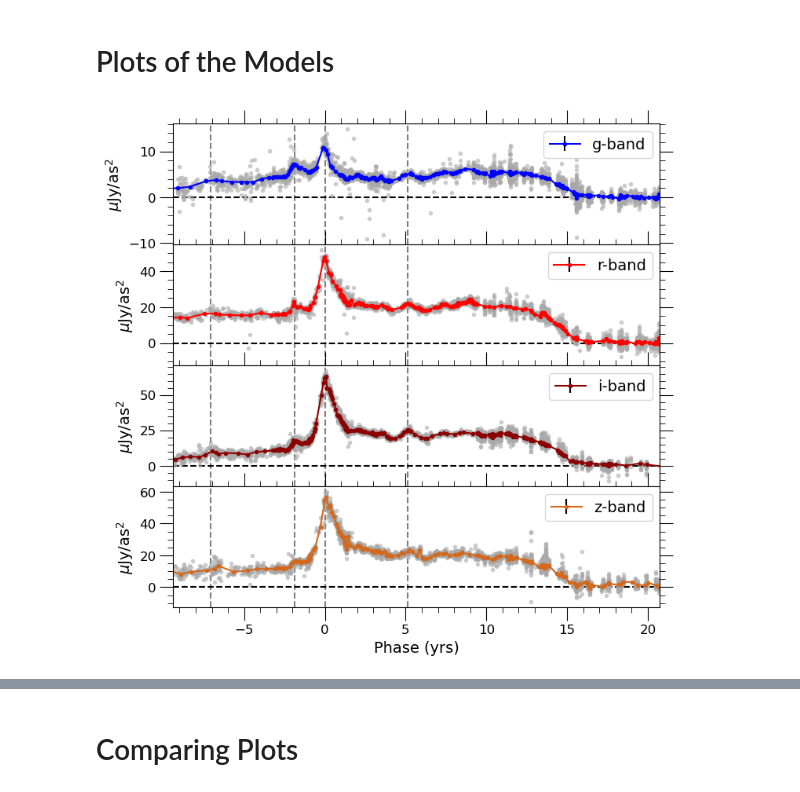
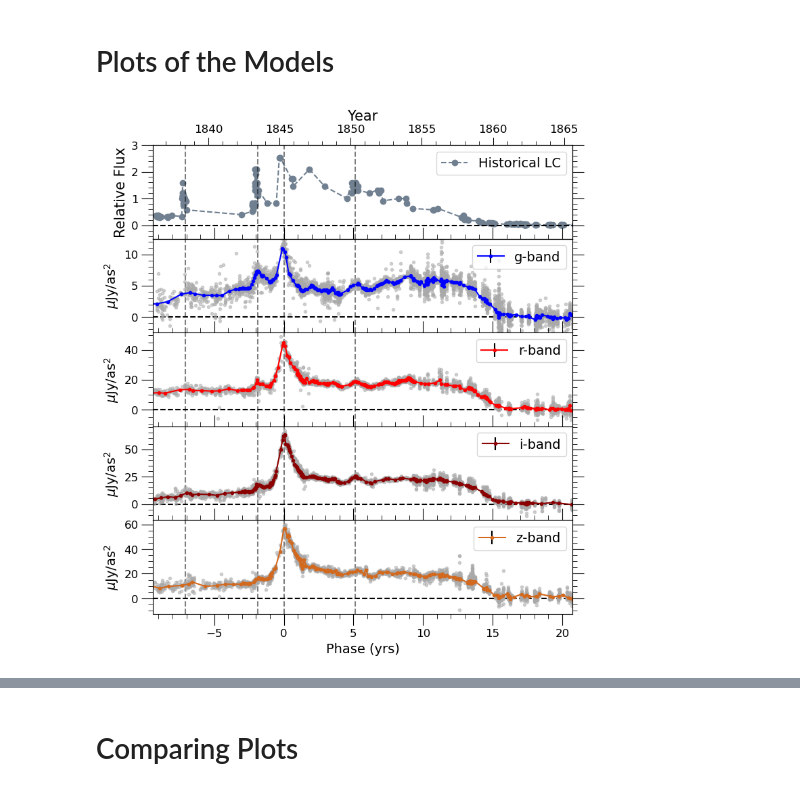
Before and after one commit to xiaolng/EtaCarEchoes, a Jupyter notebook: python_fitting/EtaCar_Display.ipynb, the cells around one changed output, grey strips where cells are left out. Drawn from its saved outputs; the diff is of its cells as text; code cells hidden in the pictures.

```diff
--- a/python_fitting/EtaCar_Display.ipynb
+++ b/python_fitting/EtaCar_Display.ipynb
@@ -180,7 +189,7 @@ LCdat_z = pd.read_csv('LC_tables/models/zLC_data2.csv')
 # %% [markdown]
 # Plots of the Models
 # %%
-fig, axs = plt.subplots(4,1,dpi = 100, figsize = [8,8], sharex=True)
+fig, axs = plt.subplots(5,1,dpi = 100, figsize = [8,9], sharex=True)
 axs = axs.flatten()
 
 # x_p = [LCm2_g['mjd'], LCm2_r['mjd'], LCm2_i['mjd'], LCm2_z['mjd']]
@@ -192,46 +201,66 @@ x_colnm = 'phase'
 # day2yr = 1.
 day2yr = 365.
 
+axs[0].errorbar((eta_historic.t['MJD'] - 57430.)/day2yr, eta_historic.t['Flux'], fmt='--o', color='slategray', label='Historical LC', zorder=0)
+
 m_inds_g = np.where(LCdat_g['4model_flag']==True)[0]
 m_inds_r = np.where(LCdat_r['4model_flag']==True)[0]
 m_inds_i = np.where(LCdat_i['4model_flag']==True)[0]
 m_inds_z = np.where(LCdat_z['4model_flag']==True)[0]
-axs[0].errorbar(LCdat_g.loc[m_inds_g,x_colnm]/day2yr, LCdat_g.loc[m_inds_g,'mJyas2'], fmt='.', color='darkgray', alpha=0.5)
-axs[1].errorbar(LCdat_r.loc[m_inds_r,x_colnm]/day2yr, LCdat_r.loc[m_inds_r,'mJyas2'], fmt='.', color='darkgray', alpha=0.5)
-axs[2].errorbar(LCdat_i.loc[m_inds_i,x_colnm]/day2yr, LCdat_i.loc[m_inds_i,'mJyas2'], fmt='.', color='darkgray', alpha=0.5)
-axs[3].errorbar(LCdat_z.loc[m_inds_z,x_colnm]/day2yr, LCdat_z.loc[m_inds_z,'mJyas2'], fmt='.', color='darkgray', alpha=0.5)
+axs[1].errorbar(LCdat_g.loc[m_inds_g,x_colnm]/day2yr, LCdat_g.loc[m_inds_g,'mJyas2'], fmt='.', color='darkgray', alpha=0.5)
+axs[2].errorbar(LCdat_r.loc[m_inds_r,x_colnm]/day2yr, LCdat_r.loc[m_inds_r,'mJyas2'], fmt='.', color='darkgray', alpha=0.5)
+axs[3].errorbar(LCdat_i.loc[m_inds_i,x_colnm]/day2yr, LCdat_i.loc[m_inds_i,'mJyas2'], fmt='.', color='darkgray', alpha=0.5)
+axs[4].errorbar(LCdat_z.loc[m_inds_z,x_colnm]/day2yr, LCdat_z.loc[m_inds_z,'mJyas2'], fmt='.', color='darkgray', alpha=0.5)
 
-axs[0].errorbar(LCm2_g[x_colnm]/day2yr, LCm2_g['mJyas2'], yerr=LCm2_g['mJyas2_err'], fmt='.-', ecolor='black', color='blue', label='g-band')
-axs[1].errorbar(LCm2_r[x_colnm]/day2yr, LCm2_r['mJyas2'], yerr=LCm2_r['mJyas2_err'], fmt='.-', ecolor='black', color='red', label='r-band')
-axs[2].errorbar(LCm2_i[x_colnm]/day2yr, LCm2_i['mJyas2'], yerr=LCm2_i['mJyas2_err'], fmt='.-', ecolor='black', color='darkred', label='i-band')
-axs[3].errorbar(LCm2_z[x_colnm]/day2yr, LCm2_z['mJyas2'], yerr=LCm2_z['mJyas2_err'], fmt='.-', ecolor='black', color='chocolate', label='z-band')
+axs[1].errorbar(LCm2_g[x_colnm]/day2yr, LCm2_g['mJyas2'], yerr=LCm2_g['mJyas2_err'], fmt='.-', ecolor='black', color='blue', label='g-band')
+axs[2].errorbar(LCm2_r[x_colnm]/day2yr, LCm2_r['mJyas2'], yerr=LCm2_r['mJyas2_err'], fmt='.-', ecolor='black', color='red', label='r-band')
+axs[3].errorbar(LCm2_i[x_colnm]/day2yr, LCm2_i['mJyas2'], yerr=LCm2_i['mJyas2_err'], fmt='.-', ecolor='black', color='darkred', label='i-band')
+axs[4].errorbar(LCm2_z[x_colnm]/day2yr, LCm2_z['mJyas2'], yerr=LCm2_z['mJyas2_err'], fmt='.-', ecolor='black', color='chocolate', label='z-band')
 
-# axs[3].set_xlabel('MJD (days)', fontsize = 14)
-axs[3].set_xlabel('Phase (yrs)', fontsize = 14)
+# axs[4].set_xlabel('MJD (days)', fontsize = 14)
+axs[4].set_xlabel('Phase (yrs)', fontsize = 14)
 fig.subplots_adjust(wspace=0, hspace=0)
 for ax in axs:
     ax.minorticks_on()
     ax.tick_params(axis='x', labelsize=12)
     ax.tick_params(axis='y', labelsize=12)
     ax.tick_params(which='major',bottom='on',top='on',left='on',right='on',length=12)
     ax.tick_params(which='minor',bottom='on',top='on',left='on',right='on',length=5)
     ax.set_ylabel('$\mu$Jy/as$^2$', fontsize = 14)
     ax.ticklabel_format(axis='both', style='plain')
 
     ax.axhline(y=0, linestyle='--', color='black')
     ax.legend(fontsize = 14)
 
     # phase_offset = 0.
     phase_offset = -57430.
     ax.set_xlim((54000+phase_offset)/day2yr, (65000+phase_offset)/day2yr)
     ax.axvline((54850+phase_offset)/day2yr, color='k', ls='--', alpha=0.5)
     ax.axvline((56740+phase_offset)/day2yr, color='k', ls='--', alpha=0.5)
     ax.axvline((57430+phase_offset)/day2yr, color='k', ls='--', alpha=0.5)
     ax.axvline((59300+phase_offset)/day2yr, color='k', ls='--', alpha=0.5)
 
-fig.savefig('../figures/ec0915/griz_EtaCarLCs.png', bbox_inches = 'tight', dpi = 100)
+axs[0].set_ylabel('Relative Flux', fontsize = 15)
+axs[1].legend(loc=1, fontsize=14)
+
+axs[1].set_ylim(-2.5,12.5)
+
+axs[0].tick_params(which='both', bottom='off', labelbottom='off')
+ax_y = axs[0].twiny()
+# ax_y.errorbar(eta_historic.t['Year'], eta_historic.t['Flux'], fmt='--o', color='slategray', label='Historical LC')
+ax_y.set_xlim(1836.1, 1865.6)
+ax_y.set_ylim(-0.5, 3.)
+ax_y.set_xlabel('Year', fontsize = 15)
+ax_y.minorticks_on()
+ax_y.tick_params(axis='x', which='major', labelsize=12, width=0.75)
+ax_y.tick_params(which='major', length=8)
+ax_y.tick_params(which='minor', length=4)
+# ax_y.tick_params(which='major',bottom='off',labelbottom='off',top='on',length=8)
+# ax_y.tick_params(which='minor',bottom='off',labelbottom='off',top='on',length=4)
+
+fig.savefig('../figures/display/HistoricalvsLEs.png', bbox_inches = 'tight', dpi = 100)
 # %% [output]
-[figure, old version]
+[figure, new version]
 # %%
 # Convert from flux to magnitude
 
```
Also changed, not shown: parts of 8 cells of this notebook, 8 other files.
